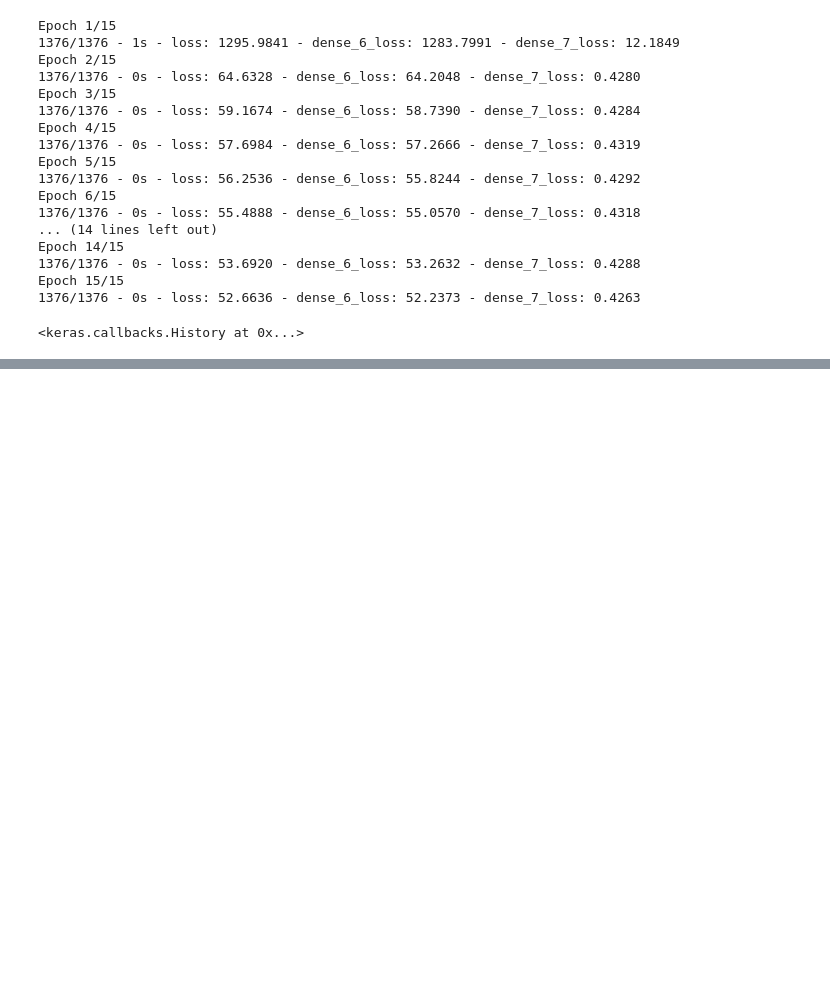
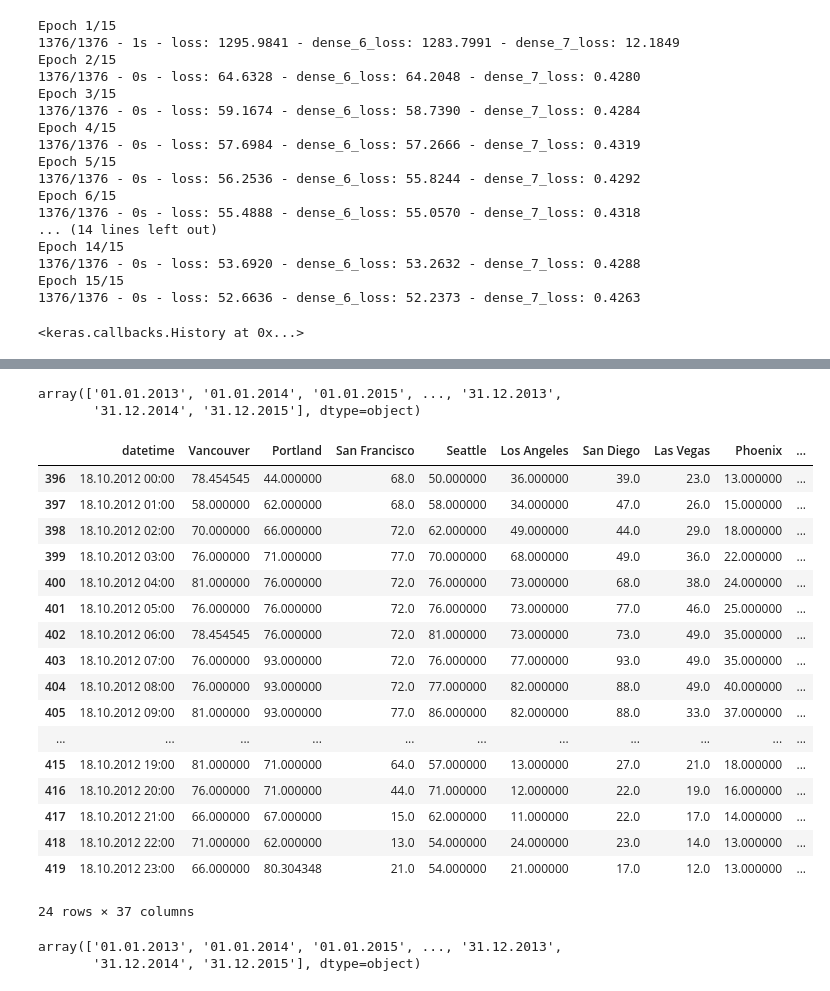
Before and after one commit to Walczi123/Weather_Prediction_Artificial_Neural_Networks_Project_III, a Jupyter notebook: test.ipynb, the cells around one changed output, grey strips where cells are left out. Cells and saved outputs as stored; diff of their text form; code cells hidden in the pictures; blank space fills up the shorter version.

```diff
--- a/test.ipynb
+++ b/test.ipynb
@@ -265,0 +419,2 @@ Epoch 15/15
+# %%
+df = data_train1["humidity"]
@@ -265,0 +429,32 @@ Epoch 15/15
+# %%
+np.unique(df["datetime"].str[:10])
+# %% [output]
+array(['01.01.2013', '01.01.2014', '01.01.2015', ..., '31.12.2013',
+       '31.12.2014', '31.12.2015'], dtype=object)
+# %%
+df1 = df[df["datetime"].str.startswith('18.10.2012')]
+df1[df1.isnull().any(axis=1)]
+# %% [output]
+|  | datetime | Vancouver | Portland | San Francisco | Seattle | Los Angeles | San Diego | Las Vegas | Phoenix | ... |
+| 396 | 18.10.2012 00:00 | 78.454545 | 44.000000 | 68.0 | 50.000000 | 36.000000 | 39.0 | 23.0 | 13.000000 | ... |
+| 397 | 18.10.2012 01:00 | 58.000000 | 62.000000 | 68.0 | 58.000000 | 34.000000 | 47.0 | 26.0 | 15.000000 | ... |
+| 398 | 18.10.2012 02:00 | 70.000000 | 66.000000 | 72.0 | 62.000000 | 49.000000 | 44.0 | 29.0 | 18.000000 | ... |
+| 399 | 18.10.2012 03:00 | 76.000000 | 71.000000 | 77.0 | 70.000000 | 68.000000 | 49.0 | 36.0 | 22.000000 | ... |
+| 400 | 18.10.2012 04:00 | 81.000000 | 76.000000 | 72.0 | 76.000000 | 73.000000 | 68.0 | 38.0 | 24.000000 | ... |
+| 401 | 18.10.2012 05:00 | 76.000000 | 76.000000 | 72.0 | 76.000000 | 73.000000 | 77.0 | 46.0 | 25.000000 | ... |
+| 402 | 18.10.2012 06:00 | 78.454545 | 76.000000 | 72.0 | 81.000000 | 73.000000 | 73.0 | 49.0 | 35.000000 | ... |
+| 403 | 18.10.2012 07:00 | 76.000000 | 93.000000 | 72.0 | 76.000000 | 77.000000 | 93.0 | 49.0 | 35.000000 | ... |
+| 404 | 18.10.2012 08:00 | 76.000000 | 93.000000 | 72.0 | 77.000000 | 82.000000 | 88.0 | 49.0 | 40.000000 | ... |
+| 405 | 18.10.2012 09:00 | 81.000000 | 93.000000 | 77.0 | 86.000000 | 82.000000 | 88.0 | 33.0 | 37.000000 | ... |
+| ... | ... | ... | ... | ... | ... | ... | ... | ... | ... | ... |
+| 415 | 18.10.2012 19:00 | 81.000000 | 71.000000 | 64.0 | 57.000000 | 13.000000 | 27.0 | 21.0 | 18.000000 | ... |
+| 416 | 18.10.2012 20:00 | 76.000000 | 71.000000 | 44.0 | 71.000000 | 12.000000 | 22.0 | 19.0 | 16.000000 | ... |
+| 417 | 18.10.2012 21:00 | 66.000000 | 67.000000 | 15.0 | 62.000000 | 11.000000 | 22.0 | 17.0 | 14.000000 | ... |
+| 418 | 18.10.2012 22:00 | 71.000000 | 62.000000 | 13.0 | 54.000000 | 24.000000 | 23.0 | 14.0 | 13.000000 | ... |
+| 419 | 18.10.2012 23:00 | 66.000000 | 80.304348 | 21.0 | 54.000000 | 21.000000 | 17.0 | 12.0 | 13.000000 | ... |
+24 rows × 37 columns
+# %%
+np.unique(df["datetime"].str[:10])
+# %% [output]
+array(['01.01.2013', '01.01.2014', '01.01.2015', ..., '31.12.2013',
+       '31.12.2014', '31.12.2015'], dtype=object)
```
Also changed, not shown: parts of 41 cells of this notebook, 1 other file.
